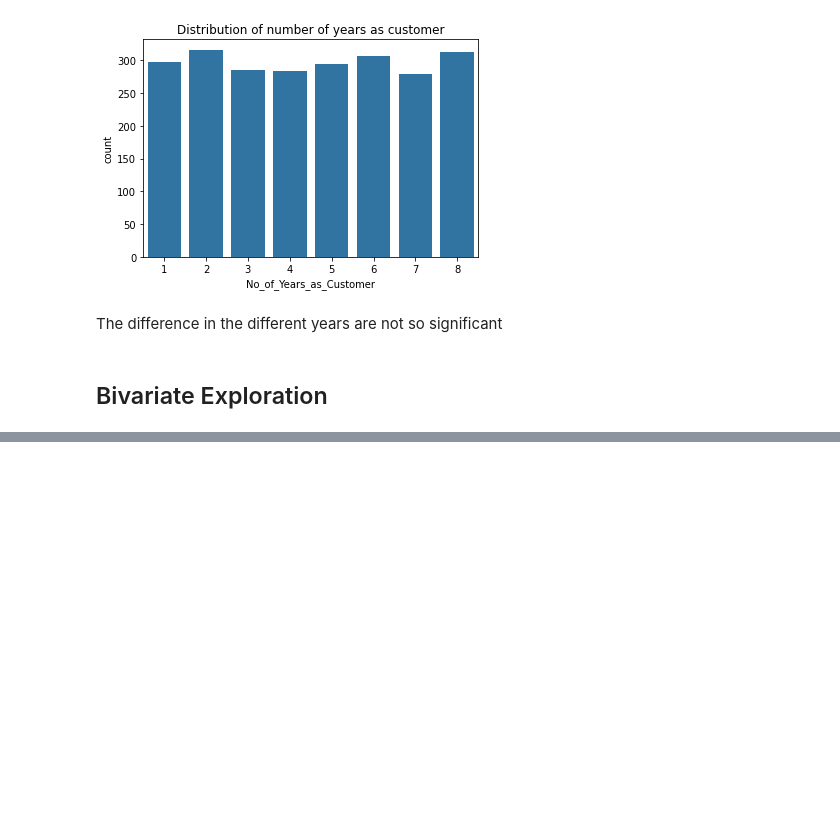
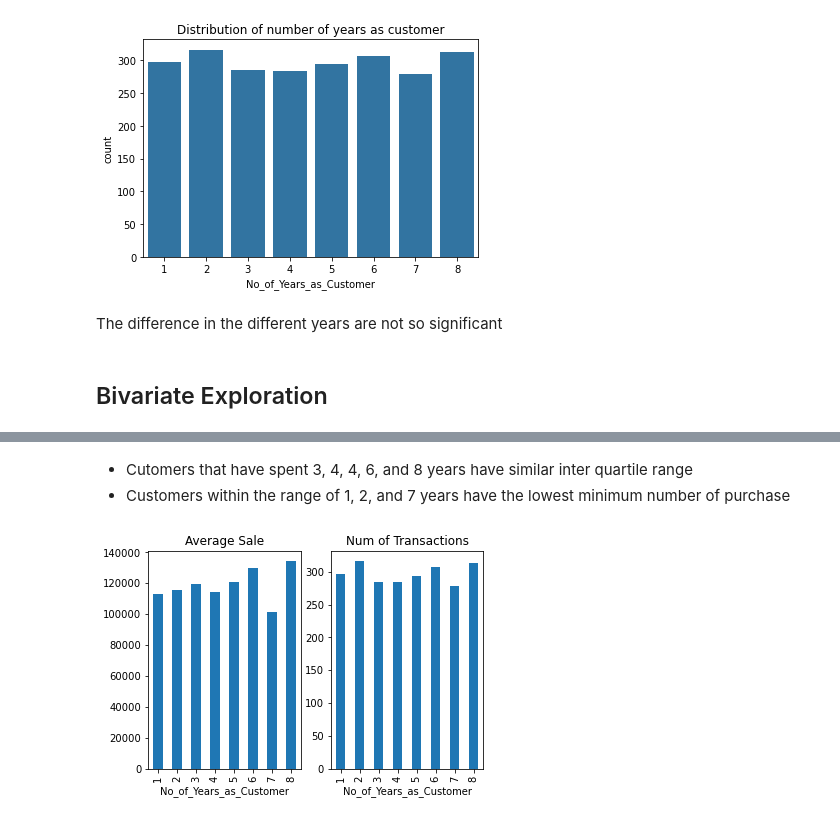
Before and after one commit to AdeVic/p1_customers, a Jupyter notebook: p1_customers.ipynb, the cells around one changed output, grey strips where cells are left out. Cells and saved outputs as stored; diff of their text form; code cells hidden in the pictures; blank space fills up the shorter version.

```diff
--- a/p1_customers.ipynb
+++ b/p1_customers.ipynb
@@ -353,0 +379,15 @@ The difference in the different years are not so significant
+# %% [markdown]
+* Cutomers that have spent 3, 4, 4, 6, and 8 years have similar inter quartile range
+* Customers within the range of 1, 2, and 7 years have the lowest minimum number of purchase
+# %%
+plt.subplot(1, 2, 1)
+cust_df.groupby('No_of_Years_as_Customer').sum()['Avg_Sale_Amount'].plot(kind='bar')
+plt.xticks(rotation = 90)
+plt.title('Average Sale');
+
+plt.subplot(1, 2, 2)
+cust_df.groupby('No_of_Years_as_Customer').count()['Avg_Sale_Amount'].plot(kind='bar')
+plt.xticks(rotation = 90)
+plt.title('Num of Transactions');
+# %% [output]
+[figure, added]
```
Also changed, not shown: parts of 19 cells of this notebook.
